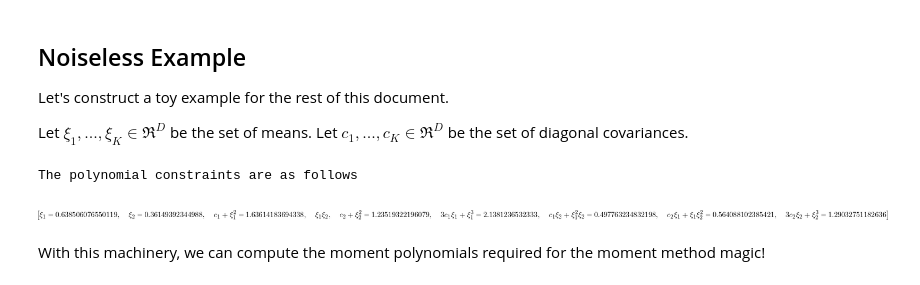
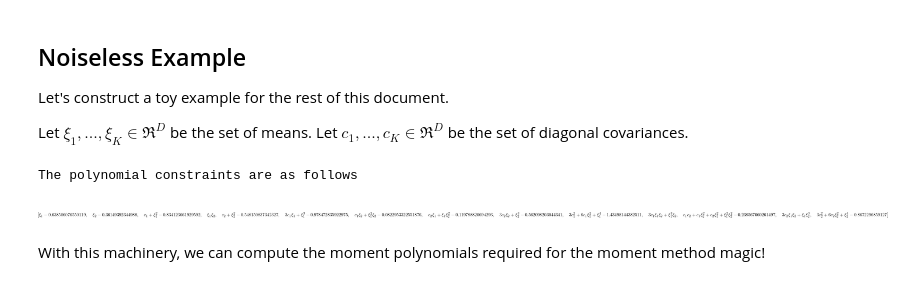
Before and after one commit to sidaw/polymom, a Jupyter notebook: MixtureOfGaussians.ipynb, the cells around one changed output. Cells and saved outputs as stored; diff of their text form; code cells hidden in the pictures.

```diff
--- a/MixtureOfGaussians.ipynb
+++ b/MixtureOfGaussians.ipynb
@@ -31,18 +31,18 @@ Let $\xi_1, ..., \xi_K \in \Re^D$ be the set of means. Let $c_1, ..., c_K \in \R
 # %%
 k = 2
 d = 2
 sc.random.seed(101)
 gm = models.GaussianMixtureModel.generate('', k, d, means='hypercube', cov='diagonal')
-deg = 3
+deg = 4
 constraints = gm.polymom_all_constraints(deg)
 xis = gm.sym_means
 covs = gm.sym_covs
 sym_all = xis + covs
 print 'The polynomial constraints are as follows'
 display(constraints)
 # %% [output]
 The polynomial constraints are as follows
-[figure, old version]
+[figure, new version]
 # %% [markdown]
 With this machinery, we can compute the moment polynomials required for the moment method magic!
 # %%
```
Also changed, not shown: parts of 9 cells of this notebook, 1 other file.
